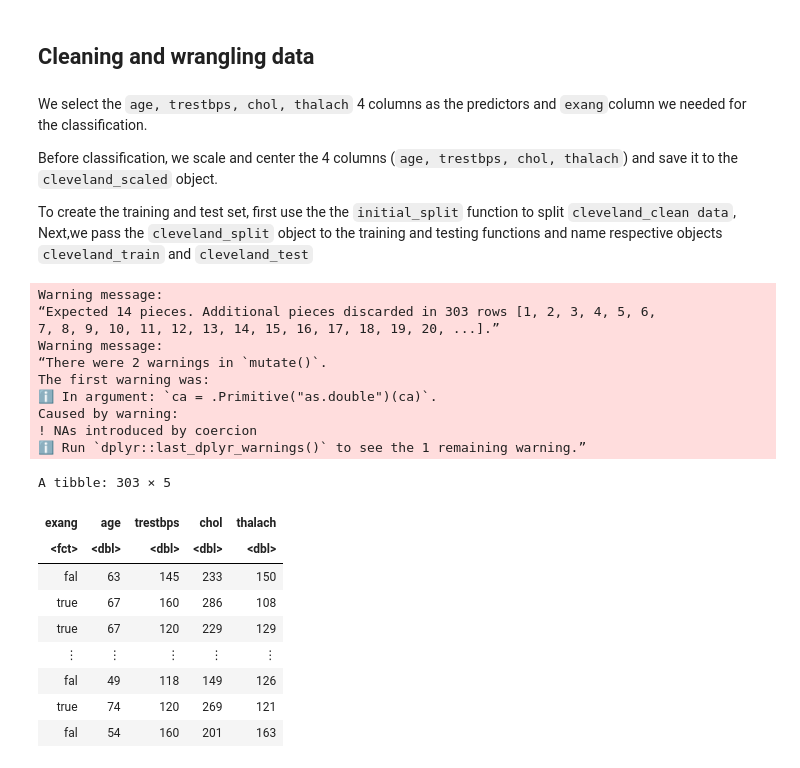
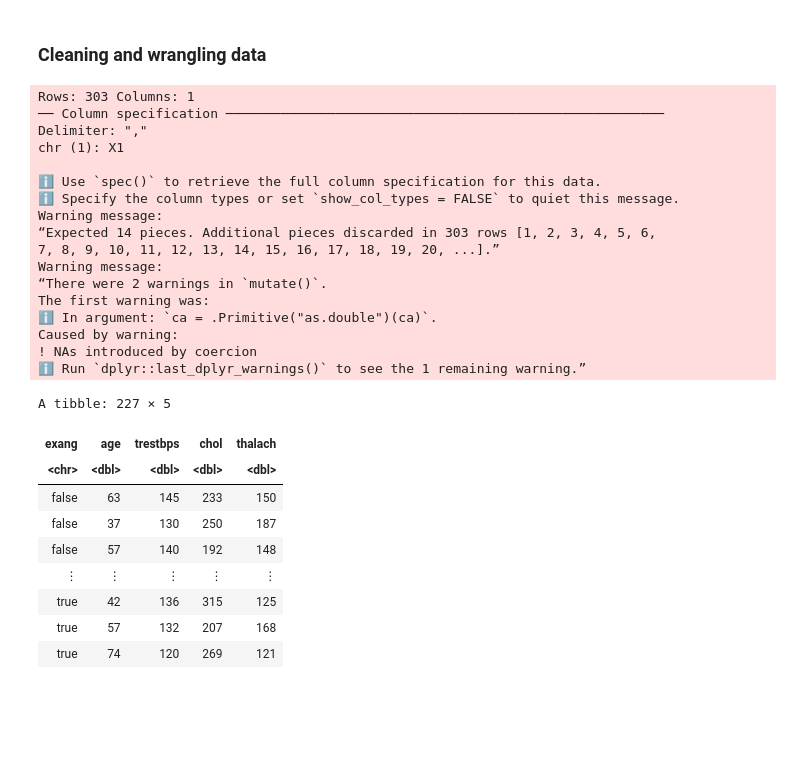
Before and after one commit to kakeysword/dsci100-heart-disease, a Jupyter notebook: group proposal.ipynb, the cells around one changed output. Drawn from its saved outputs; the diff is of its cells as text; code cells hidden in the pictures; blank space fills up the shorter version.

```diff
--- a/group proposal.ipynb
+++ b/group proposal.ipynb
@@ -38,58 +27,61 @@ chr (1): X1
 # %% [markdown]
-## Cleaning and wrangling data
+### Cleaning and wrangling data
-# %% [markdown]
-We select the `age, trestbps, chol, thalach` 4 columns as the predictors and `exang`column we needed for the classification.
-
-Before classification, we scale and center the 4 columns (`age, trestbps, chol, thalach`) and save it to the `cleveland_scaled` object.
-
-To create the training and test set, first use the the `initial_split` function to split `cleveland_clean data`, Next,we pass the `cleveland_split` object to the training and testing functions and name respective objects `cleveland_train` and `cleveland_test`
 # %%
 ## Clean and wrangle data
 
+## Loading data set with a url
+file_url <- "http://raw.githubusercontent.com/kakeysword/dsci100-heart-disease/main/cleve.mod"
+
+heart_disease_data <- read_delim(url(file_url), ",", skip = 19, col_names = FALSE)
+
+## Assigning column names to the data set
 heart_disease_clean <- heart_disease_data |>
     separate(X1, into = c("age", "sex", "cp", "trestbps", "chol","fbs",
                    "restecg", "thalach", "exang", "oldpeak", "slope",
                    "ca", "thal", "num"), sep = "\\s+")
 
-## Set columns to correct type
+## Changing columns to the correct type
 heart_disease_clean <- mutate_at(heart_disease_clean,
                              c("age", "trestbps", "chol", "thalach", "oldpeak", "ca", "num"),
                             as.numeric) |>
     mutate(exang = as_factor(exang)) |>
     select(exang, age, trestbps, chol, thalach)
 
-heart_disease_clean
-
-## Scaling the data
-heart_disease_scaled <- heart_disease_clean |>
-    mutate(scaled_age = scale(age, center = TRUE),
-          scaled_trestbps = scale(trestbps, center = TRUE),
-          scaled_chol = scale(chol, center = TRUE),
-          scaled_thalach = scale(thalach, center = TRUE))
+## Replace all values of "fal" in exang column to "false" for better readablity
+heart_disease_clean$exang <- str_replace(heart_disease_clean$exang, "fal", "false")
 
 ## Splitting the data into training and testing
+heart_disease_split <- initial_split(heart_disease_clean, prop = 0.75, strata = exang)
 
-heart_disease_split <- initial_split(heart_disease_clean, prop = 0.75, strata = exang)
 heart_disease_train <- training(heart_disease_split)
 heart_disease_test <- testing(heart_disease_split)
+
+heart_disease_train
 # %% [output]
+Rows: 303 Columns: 1
+── Column specification ────────────────────────────────────────────────────────
+Delimiter: ","
+chr (1): X1
+
+ℹ Use `spec()` to retrieve the full column specification for this data.
+ℹ Specify the column types or set `show_col_types = FALSE` to quiet this message.
 Warning message:
 “Expected 14 pieces. Additional pieces discarded in 303 rows [1, 2, 3, 4, 5, 6,
 7, 8, 9, 10, 11, 12, 13, 14, 15, 16, 17, 18, 19, 20, ...].”
 Warning message:
 “There were 2 warnings in `mutate()`.
 The first warning was:
 ℹ In argument: `ca = .Primitive("as.double")(ca)`.
 Caused by warning:
 ! NAs introduced by coercion
 ℹ Run `dplyr::last_dplyr_warnings()` to see the 1 remaining warning.”
-A tibble: 303 × 5
+A tibble: 227 × 5
 | exang | age | trestbps | chol | thalach |
-| <fct> | <dbl> | <dbl> | <dbl> | <dbl> |
-| fal | 63 | 145 | 233 | 150 |
-| true | 67 | 160 | 286 | 108 |
-| true | 67 | 120 | 229 | 129 |
+| <chr> | <dbl> | <dbl> | <dbl> | <dbl> |
+| false | 63 | 145 | 233 | 150 |
+| false | 37 | 130 | 250 | 187 |
+| false | 57 | 140 | 192 | 148 |
 | ⋮ | ⋮ | ⋮ | ⋮ | ⋮ |
-| fal | 49 | 118 | 149 | 126 |
+| true | 42 | 136 | 315 | 125 |
+| true | 57 | 132 | 207 | 168 |
 | true | 74 | 120 | 269 | 121 |
-| fal | 54 | 160 | 201 | 163 |
```
Also changed, not shown: parts of 9 cells of this notebook.
